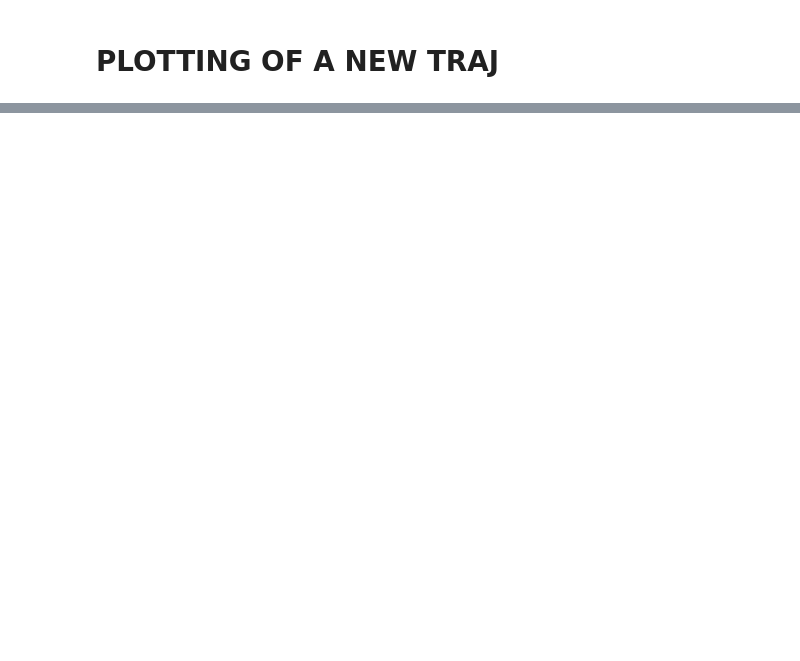
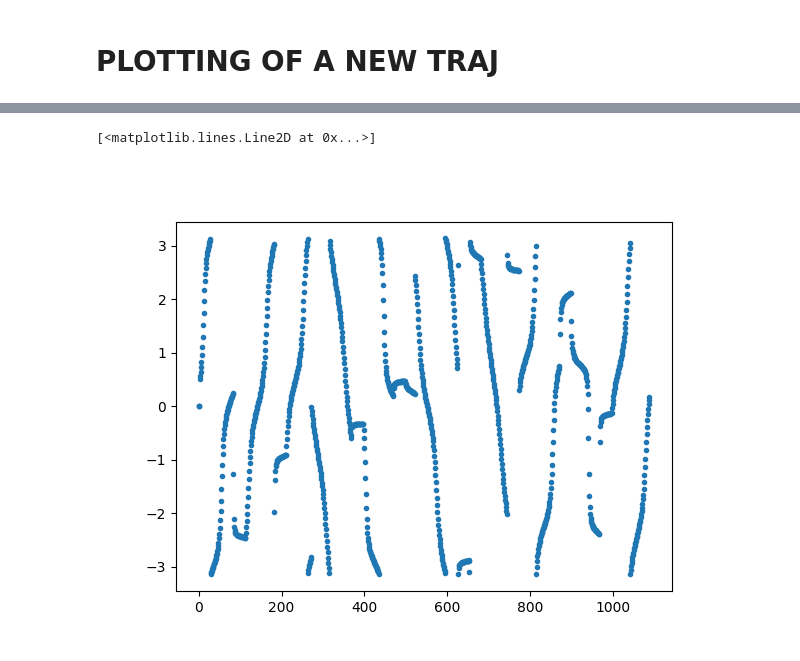
Before and after one commit to joaoMartinSaquet/smartDarts, a Jupyter notebook: smartdarts/jupyter/viz.ipynb, the cells around one changed output, grey strips where cells are left out. Drawn from its saved outputs; the diff is of its cells as text; code cells hidden in the pictures; blank space fills up the shorter version.

```diff
--- a/smartdarts/jupyter/viz.ipynb
+++ b/smartdarts/jupyter/viz.ipynb
@@ -232,0 +263,7 @@ count =  (681,)
+# %%
+ax = plt.figure().add_subplot()
+# plt.plot(mag, '-')
+plt.plot(angle, '.')
+# %% [output]
+[<matplotlib.lines.Line2D at 0x...>]
+[figure, added]
```
Also changed, not shown: parts of 4 cells of this notebook, 6 other files.
